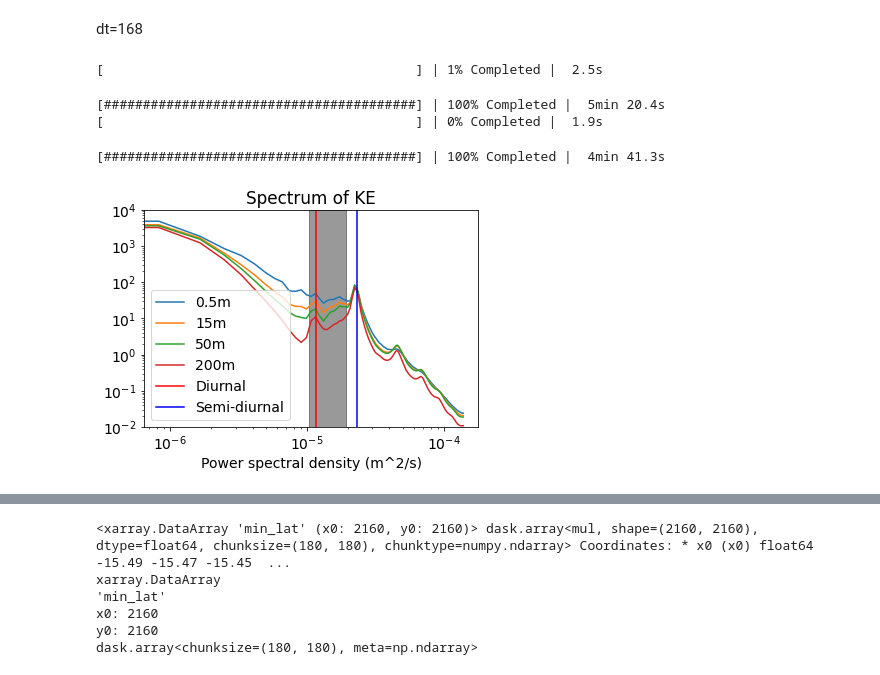
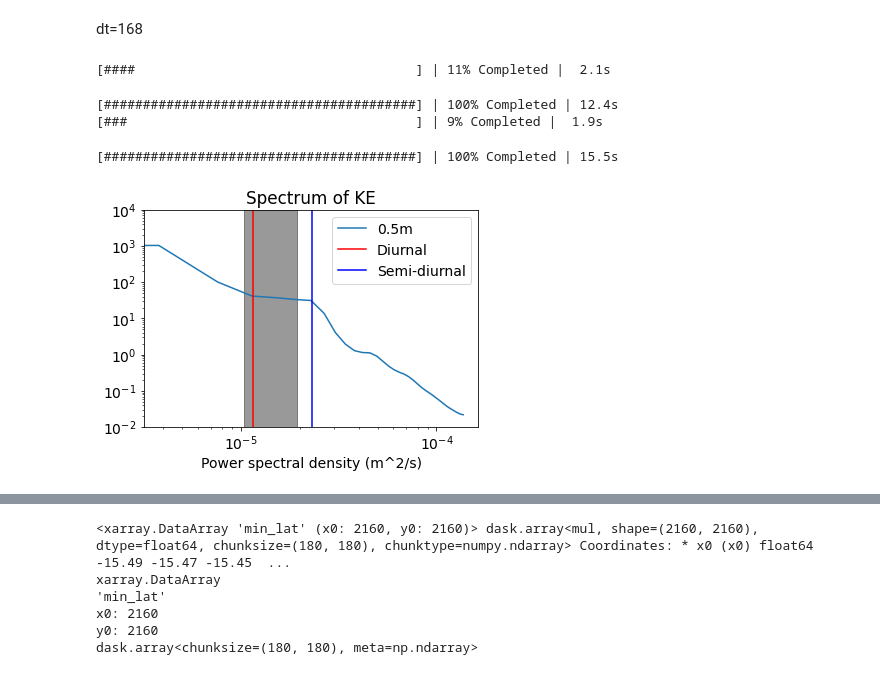
Before and after one commit to cspencerjones/separating-balanced, a Jupyter notebook: python/assess_filter_width.ipynb, the cells around one changed output, grey strips where cells are left out. Saved outputs shown, nothing was run; the diff lists cells and outputs as text; code cells hidden in the pictures.

```diff
--- a/python/assess_filter_width.ipynb
+++ b/python/assess_filter_width.ipynb
@@ -30,47 +30,50 @@ ds = ds.where(mask_roundy<30)
 mask = ds['u'].where(np.isfinite(ds['u']),0).all('time')
 ds=ds.where(mask>0,0)
 # %%
-dt=168
+dt=36
+# %%
+u_slice = ds.u.drop('niter').isel(z0=3).isel(time=slice(168-dt,169+dt))
+v_slice = ds.v.drop('niter').isel(z0=3).isel(time=slice(168-dt,169+dt))
 # %%
 #Calculate power spectrum in Lagrangian space
 with ProgressBar():
-    uhat2 = xrft.power_spectrum(ds.u.drop('niter').isel(time=slice(168-dt,169+dt)),dim='time', window=True).compute()#, detrend='linear'
-    vhat2 = xrft.power_spectrum(ds.v.drop('niter').isel(time=slice(168-dt,169+dt)),dim='time', window=True).compute()#, detrend='linear'
+    uhat2 = xrft.power_spectrum(u_slice,dim='time', window=True).compute()#, detrend='linear'
+    vhat2 = xrft.power_spectrum(v_slice,dim='time', window=True).compute()#, detrend='linear'
 ekehat = .5*(uhat2 + vhat2)
 # %% [output]
-[                                        ] | 1% Completed |  2.5s
+[####                                    ] | 11% Completed |  2.1s
-[########################################] | 100% Completed |  5min 20.4s
-[                                        ] | 0% Completed |  1.9s
+[########################################] | 100% Completed | 12.4s
+[###                                     ] | 9% Completed |  1.9s
-[########################################] | 100% Completed |  4min 41.3s
+[########################################] | 100% Completed | 15.5s
 # %%
 spec0 = int((ekehat['freq_time'].size-1)/2)
 # %%
 #Plot Lagrangian power spectrum
 f1 = 2*2*np.pi/24/3600*np.sin(-57*np.pi/180)
 f2 = 2*2*np.pi/24/3600*np.sin(-26.6*np.pi/180)
-(ekehat.isel(z0=3).where(mask.isel(z0=3)>0)).mean(['x0','y0'])[spec0:].plot(label='0.5m')
-(ekehat.isel(z0=2).where(mask.isel(z0=2)>0)).mean(['x0','y0'])[spec0:].plot(label='15m')
-(ekehat.isel(z0=1).where(mask.isel(z0=1)>0)).mean(['x0','y0'])[spec0:].plot(label='50m')
-(ekehat.isel(z0=0).where(mask.isel(z0=0)>0)).mean(['x0','y0'])[spec0:].plot(label='200m')
+(ekehat).mean(['x0','y0'])[spec0:].plot(label='0.5m')
+#(ekehat.isel(z0=2).where(mask.isel(z0=2)>0)).mean(['x0','y0'])[spec0:].plot(label='15m')
+#(ekehat.isel(z0=1).where(mask.isel(z0=1)>0)).mean(['x0','y0'])[spec0:].plot(label='50m')
+#(ekehat.isel(z0=0).where(mask.isel(z0=0)>0)).mean(['x0','y0'])[spec0:].plot(label='200m')
 
 plt.axvline([1/86400],label='Diurnal',color='r')
 plt.axvline([2/86400],label='Semi-diurnal',color='b')
 #plt.axvline([-f1/2/np.pi],label='Inertial 1',color='k')
 #plt.axvline([-f2/2/np.pi],label='Inertial 2',color='k')
 left, width = -f1/2/np.pi, -f2/2/np.pi+f1/2/np.pi
 bottom, height = 0, 10**8
 ax = plt.gca()
 p = plt.Rectangle((left, bottom), width, height, fill=True,color='k',alpha=0.4)
 ax.add_patch(p)
 
 plt.legend()
 plt.xscale('log')
 plt.yscale('log')
 plt.title('Spectrum of KE')
 plt.ylim(10**-2,10**4)
 plt.xlabel('Power spectral density (m^2/s)')
 
 fig=plt.gcf()
 fig.savefig('agulhas_spectrum_lagrang.png')
 # %% [output]
-[figure, old version]
+[figure, new version]
```
Also changed, not shown: parts of 21 cells of this notebook, 2 other files.
